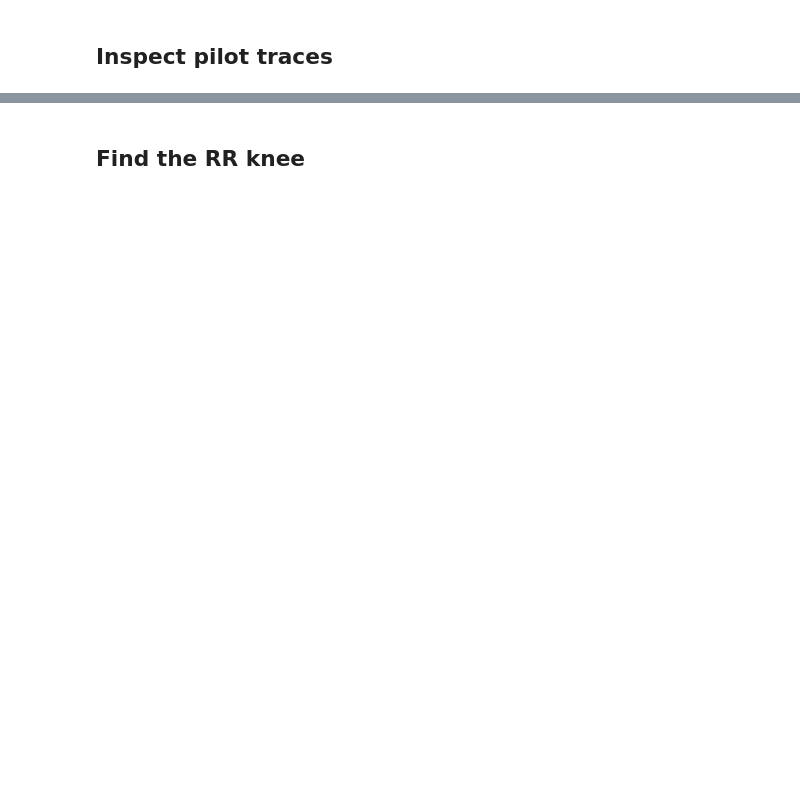
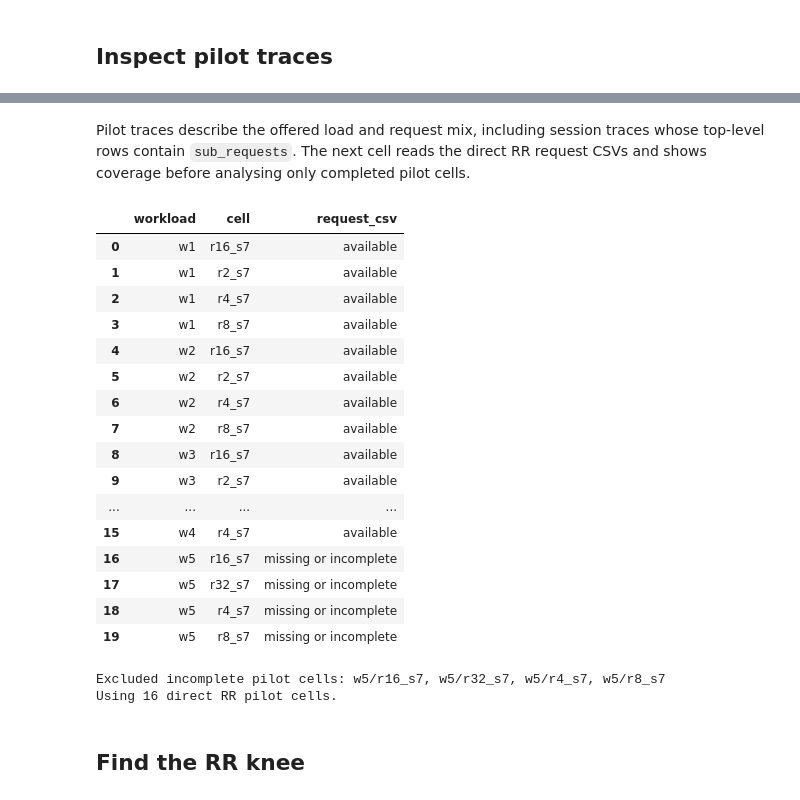
Before and after one commit to Sasank-V/LLMServingSim, a Jupyter notebook: notebooks/fairroute_rr_breaking_point.ipynb, the cells around one changed output, grey strips where cells are left out. Saved outputs shown, nothing was run; the diff lists cells and outputs as text; code cells hidden in the pictures; blank space fills up the shorter version.

```diff
--- a/notebooks/fairroute_rr_breaking_point.ipynb
+++ b/notebooks/fairroute_rr_breaking_point.ipynb
@@ -49,34 +71,72 @@ Pilot files describe the offered load and request mix, but they do not reveal th
+# %% [markdown]
+Pilot traces describe the offered load and request mix, including session traces whose top-level rows contain `sub_requests`. The next cell reads the direct RR request CSVs and shows coverage before analysing only completed pilot cells.
 # %%
-def read_request_csv(path, workload, rate, source):
+def read_request_csv(path, workload, rate):
     d = pd.read_csv(path)
-    # Simulator request CSV times are nanoseconds.
-    for col in ("queuing_delay", "latency", "end_time", "arrival"):
+    required = {"arrival", "end_time", "queuing_delay"}
+    if d.empty or not required.issubset(d.columns):
+        return None
+    # Simulator request CSV times are nanoseconds; retain milliseconds for plots.
+    for col in required | {"latency"}:
         if col in d:
             d[col] = pd.to_numeric(d[col], errors="coerce") / 1e6
-    d["workload"], d["rate_rps"], d["source"] = workload, rate, source
+    d = d.dropna(subset=list(required))
+    if d.empty:
+        return None
+    d["workload"], d["rate_rps"], d["source"] = workload, rate, "pilot"
     return d
 
 def pilot_rr_results():
-    found = []
-    if not PILOT_RESULTS.exists():
-        return found
-    for p in PILOT_RESULTS.glob("w*/r*_s*/trace_policy_RR.csv"):
-        m = re.search(r"(w[1-5])/r([0-9.]+)_s", str(p))
-        if m:
-            found.append(read_request_csv(p, m.group(1), float(m.group(2)), "pilot"))
-    return found
+    found, usable_cells = [], set()
+    for p in sorted(PILOT_RESULTS.glob("w*/r*_s*/trace_policy_RR.csv")):
+        match = re.fullmatch(r"(w[1-5])/r([0-9.]+)_s[0-9]+", str(p.parent.relative_to(PILOT_RESULTS)))
+        if match:
+            workload, rate = match.group(1), float(match.group(2))
+            run = read_request_csv(p, workload, rate)
+            if run is not None:
+                found.append(run)
+                usable_cells.add((workload, p.parent.name))
+    return found, usable_cells
 
-pilot_runs = pilot_rr_results()
+pilot_runs, usable_cells = pilot_rr_results()
+expected_cells = set(map(tuple, pilot[["workload", "cell"]].to_numpy()))
+missing_cells = sorted(expected_cells - usable_cells)
+coverage = pd.DataFrame([{"workload": w, "cell": c,
+                          "request_csv": "available" if (w, c) in usable_cells else "missing or incomplete"}
+                         for w, c in sorted(expected_cells)])
+display(coverage)
+if missing_cells:
+    print("Excluded incomplete pilot cells: " + ", ".join(f"{w}/{c}" for w, c in missing_cells))
 if pilot_runs:
     rr_requests = pd.concat(pilot_runs, ignore_index=True)
-    print(f"Using {len(pilot_runs)} direct RR pilot cells")
+    print(f"Using {len(pilot_runs)} direct RR pilot cells.")
 else:
     if not SUMMARY_CSV.exists():
-        raise FileNotFoundError(f"Neither pilot RR CSVs nor {SUMMARY_CSV} were found")
+        raise FileNotFoundError(f"Neither usable pilot RR CSVs nor {SUMMARY_CSV} were found")
     summary = pd.read_csv(SUMMARY_CSV)
     rr_summary = summary.loc[summary.policy_name.eq("RR")].copy()
-    rr_summary["rate_rps"] = rr_summary.apply(lambda r: float(r["rho"]) * {"w1":2,"w2":2,"w3":2,"w4":0.5,"w5":4}[r["workload"]], axis=1)
-    print("No direct RR pilot CSVs found; using existing main-suite RR aggregate rows.")
+    rr_summary["rate_rps"] = rr_summary.apply(lambda r: float(r["rho"]) * {"w1": 2, "w2": 2, "w3": 2, "w4": .5, "w5": 4}[r["workload"]], axis=1)
+    print("No usable direct RR pilot CSVs found; using existing main-suite RR aggregate rows.")
+# %% [output]
+|  | workload | cell | request_csv |
+| 0 | w1 | r16_s7 | available |
+| 1 | w1 | r2_s7 | available |
+| 2 | w1 | r4_s7 | available |
+| 3 | w1 | r8_s7 | available |
+| 4 | w2 | r16_s7 | available |
+| 5 | w2 | r2_s7 | available |
+| 6 | w2 | r4_s7 | available |
+| 7 | w2 | r8_s7 | available |
+| 8 | w3 | r16_s7 | available |
+| 9 | w3 | r2_s7 | available |
+| ... | ... | ... | ... |
+| 15 | w4 | r4_s7 | available |
+| 16 | w5 | r16_s7 | missing or incomplete |
+| 17 | w5 | r32_s7 | missing or incomplete |
+| 18 | w5 | r4_s7 | missing or incomplete |
+| 19 | w5 | r8_s7 | missing or incomplete |
+Excluded incomplete pilot cells: w5/r16_s7, w5/r32_s7, w5/r4_s7, w5/r8_s7
+Using 16 direct RR pilot cells.
 # %% [markdown]
 ## Find the RR knee
 # %%
```
Also changed, not shown: parts of 6 cells of this notebook, 48 other files.
